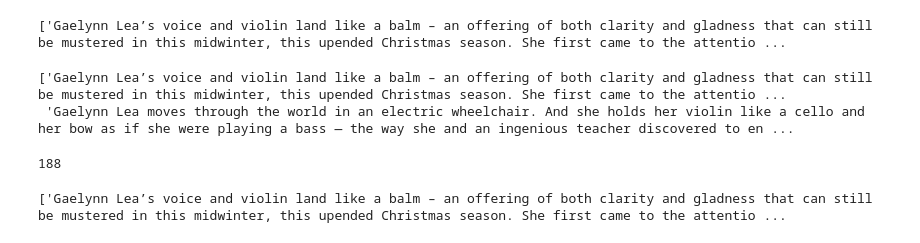
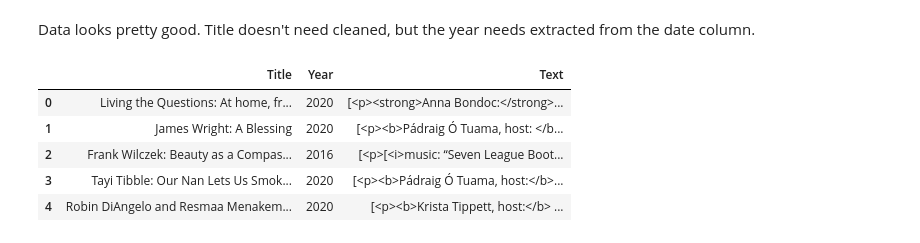
Before and after one commit to Data-Science-for-Linguists-2021/Linguistic-Styles-of-Podcasts, a Jupyter notebook: spiders/OnBeing.ipynb, the cells around one changed output. Drawn from its saved outputs; the diff is of its cells as text; code cells hidden in the pictures.

```diff
--- a/spiders/OnBeing.ipynb
+++ b/spiders/OnBeing.ipynb
@@ -104,19 +85,15 @@ OnBeing_df.to_csv(path_or_buf=path)
-# %%
-print(content[0])
-# %% [output]
-['Gaelynn Lea’s voice and violin land like a balm – an offering of both clarity and gladness that can still be mustered in this midwinter, this upended Christmas season. She first came to the attentio ...
-# %%
-content[0][:2]
-# %% [output]
-['Gaelynn Lea’s voice and violin land like a balm – an offering of both clarity and gladness that can still be mustered in this midwinter, this upended Christmas season. She first came to the attentio ...
- 'Gaelynn Lea moves through the world in an electric wheelchair. And she holds her violin like a cello and her bow as if she were playing a bass — the way she and an ingenious teacher discovered to en ...
-# %%
-len(content[0])
-' '.join(content[0])
-len(content[0])
-# %% [output]
-188
-# %%
-print(content[0])
-# %% [output]
-['Gaelynn Lea’s voice and violin land like a balm – an offering of both clarity and gladness that can still be mustered in this midwinter, this upended Christmas season. She first came to the attentio ...
+# %% [markdown]
+Data looks pretty good.  Title doesn't need cleaned, but the year needs extracted from the date column.
+# %%
+import re
+
+OnBeing_df['Year'] = OnBeing_df.Year.map(lambda d: re.findall(r'\d{4}', d)[0])
+# %%
+OnBeing_df.head()
+# %% [output]
+|  | Title | Year | Text |
+| 0 | Living the Questions: At home, fr... | 2020 | [<p><strong>Anna Bondoc:</strong>... |
+| 1 | James Wright: A Blessing | 2020 | [<p><b>Pádraig Ó Tuama, host: </b... |
+| 2 | Frank Wilczek: Beauty as a Compas... | 2016 | [<p>[<i>music: “Seven League Boot... |
+| 3 | Tayi Tibble: Our Nan Lets Us Smok... | 2020 | [<p><b>Pádraig Ó Tuama, host:</b>... |
+| 4 | Robin DiAngelo and Resmaa Menakem... | 2020 | [<p><b>Krista Tippett, host:</b> ... |
```
Also changed, not shown: parts of 10 cells of this notebook, 1 other file.
